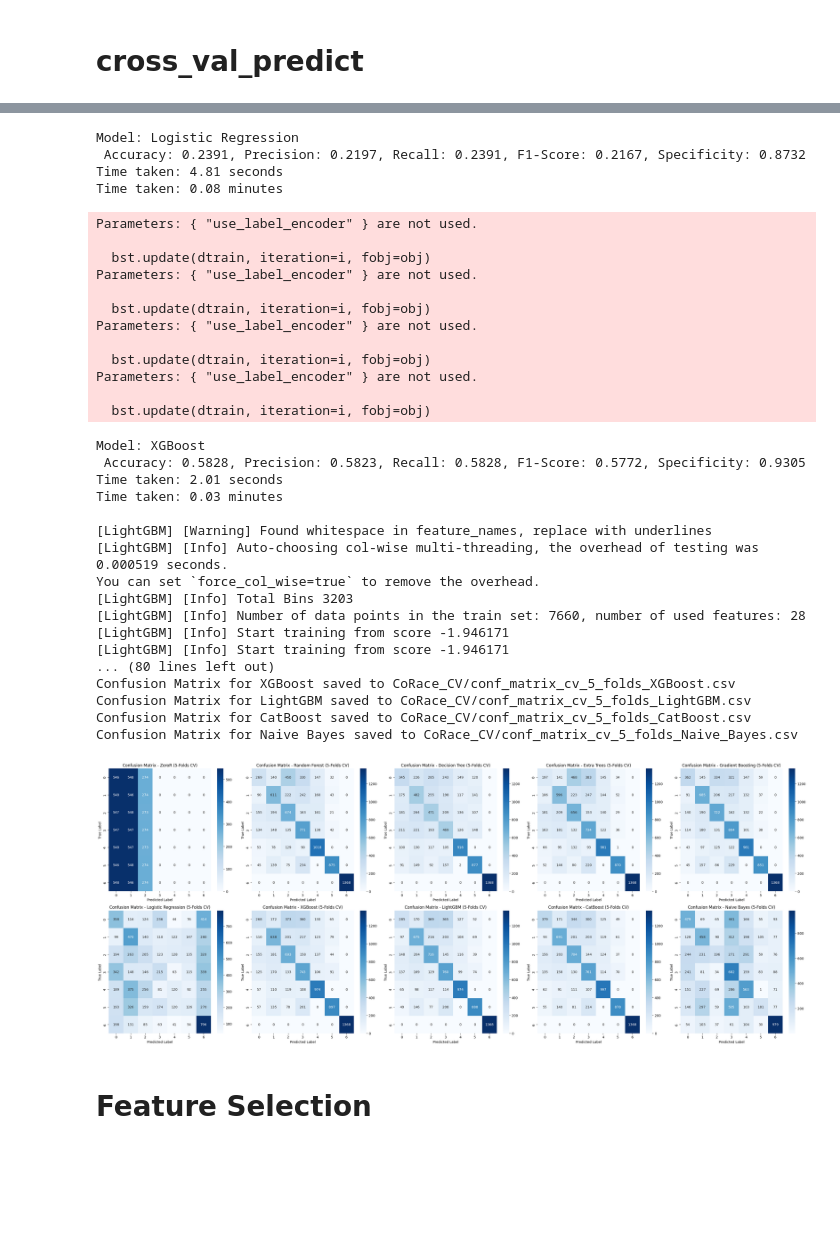
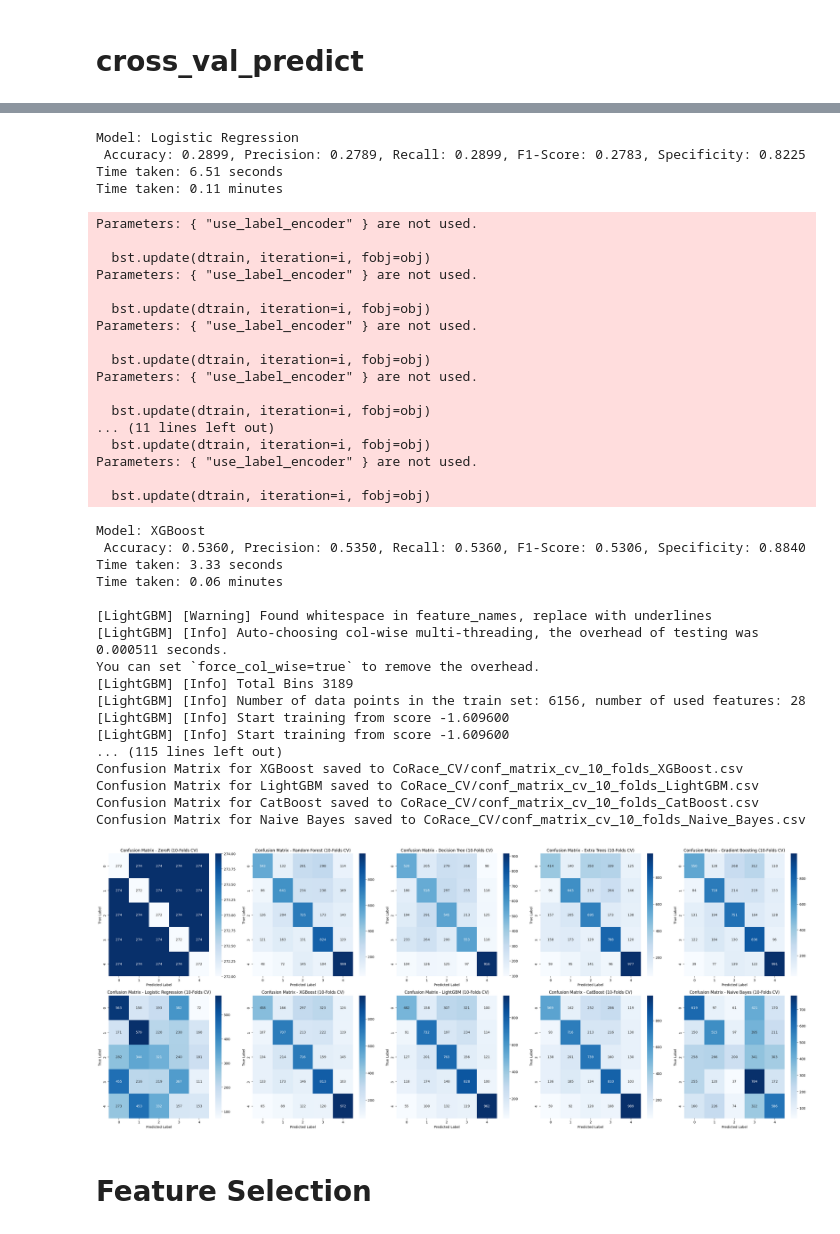
Before and after one commit to MatinMarjani/CIS890, a Jupyter notebook: Classification/CoRace_Classification.ipynb, the cells around one changed output, grey strips where cells are left out. Drawn from its saved outputs; the diff is of its cells as text; code cells hidden in the pictures; blank space fills up the shorter version.

```diff
--- a/Classification/CoRace_Classification.ipynb
+++ b/Classification/CoRace_Classification.ipynb
@@ -31,7 +31,7 @@ from sklearn.preprocessing import KBinsDiscretizer
 df = pd.read_csv('../Data/Cleaned_data_Inflation_Adjusted_.csv')
 print(df['CoRace'].value_counts())
 
-df = df[df['CoRace'] != 4]
+df = df[~df['CoRace'].isin([4, 8, 7])]
 min_count = df['CoRace'].value_counts().min()
 df = df.groupby('CoRace').sample(n=min_count, random_state=42)
 df = df.reset_index(drop=True)
@@ -204,7 +214,0 @@ Confusion Matrix for Naive Bayes saved to CoRace_SPLITS/conf_matrix_70_30_Naive_
-# %%
-from interpret.glassbox import ExplainableBoostingClassifier
-ebm = ExplainableBoostingClassifier(random_state=42)
-ebm.fit(X_train, y_train)
-from interpret import show
-ebm_global = ebm.explain_global()
-show(ebm_global)
@@ -236,7 +222,7 @@ X = df.drop(columns=["BoRace", "CoRace"])
 y = df["CoRace"]
 
 # folds_list = [5]
-num_folds = 5
+num_folds = 10
 
 models = {
     "ZeroR": DummyClassifier(strategy="most_frequent"),
@@ -260,6 +246,22 @@ def specificity_score(y_true, y_pred):
     fp = np.sum(cm, axis=0) - np.diag(cm)  # False Positives per class
     specificity_per_class = tn / (tn + fp)  # Compute specificity per class
     return np.mean(specificity_per_class)  # Return the average specificity
+
+def cross_val_predict_xgb(model, X, y, cv):
+    le = LabelEncoder()
+    y_encoded = le.fit_transform(y)
+    y_pred_all = np.zeros_like(y_encoded)
+
+    for train_idx, test_idx in cv.split(X, y_encoded):
+        X_train, X_test = X.iloc[train_idx], X.iloc[test_idx]
+        y_train, y_test = y_encoded[train_idx], y_encoded[test_idx]
+
+        model.fit(X_train, y_train)
+        y_pred_fold = model.predict(X_test)
+        y_pred_all[test_idx] = y_pred_fold
+
+    y_pred_final = le.inverse_transform(y_pred_all)
+    return y_pred_final
 
 # for num_folds in folds_list:
 print(f"\nPerforming {num_folds}-fold cross-validation\n")
@@ -310,11 +312,24 @@ fig, axes = plt.subplots(2, 5, figsize=(30, 12))
 axes = axes.ravel()
 
 for i, (name, cm) in enumerate(conf_matrices.items()):
+    cm_norm = cm.astype('float') / cm.sum(axis=1)[:, np.newaxis]
+    cm_norm = np.nan_to_num(cm_norm)
+
     sns.heatmap(cm, annot=True, fmt='d', cmap='Blues', ax=axes[i])
     axes[i].set_title(f'Confusion Matrix - {name} ({num_folds}-Folds CV)')
     axes[i].set_xlabel('Predicted Label')
     axes[i].set_ylabel('True Label')
 
+    plt.figure(figsize=(8, 6))
+    sns.heatmap(cm_norm, annot=True, fmt='.2f', cmap='Blues')
+    plt.title(f'Normalized Confusion Matrix - {name} ({num_folds}-Folds CV)')
+    plt.xlabel('Predicted Label')
+    plt.ylabel('True Label')
+    save_path = os.path.join(cv_results_dir, f"conf_matrix_{name.replace(' ', '_')}.png")
+    plt.tight_layout()
+    plt.savefig(save_path)
+    plt.close()
+
 plt.tight_layout()
 plt.show()
 # %% [output]
@@ -351,41 +366,46 @@ Please also refer to the documentation for alternative solver options:
   n_iter_i = _check_optimize_result(
 Parameters: { "use_label_encoder" } are not used.
 
   bst.update(dtrain, iteration=i, fobj=obj)
 Model: Logistic Regression
- Accuracy: 0.2391, Precision: 0.2197, Recall: 0.2391, F1-Score: 0.2167, Specificity: 0.8732
-Time taken: 4.81 seconds
-Time taken: 0.08 minutes
+ Accuracy: 0.2899, Precision: 0.2789, Recall: 0.2899, F1-Score: 0.2783, Specificity: 0.8225
+Time taken: 6.51 seconds
+Time taken: 0.11 minutes
 Parameters: { "use_label_encoder" } are not used.
 
   bst.update(dtrain, iteration=i, fobj=obj)
 Parameters: { "use_label_encoder" } are not used.
 
   bst.update(dtrain, iteration=i, fobj=obj)
 Parameters: { "use_label_encoder" } are not used.
 
   bst.update(dtrain, iteration=i, fobj=obj)
 Parameters: { "use_label_encoder" } are not used.
 
   bst.update(dtrain, iteration=i, fobj=obj)
+... (11 lines left out)
+  bst.update(dtrain, iteration=i, fobj=obj)
+Parameters: { "use_label_encoder" } are not used.
+
+  bst.update(dtrain, iteration=i, fobj=obj)
 Model: XGBoost
- Accuracy: 0.5828, Precision: 0.5823, Recall: 0.5828, F1-Score: 0.5772, Specificity: 0.9305
-Time taken: 2.01 seconds
-Time taken: 0.03 minutes
+ Accuracy: 0.5360, Precision: 0.5350, Recall: 0.5360, F1-Score: 0.5306, Specificity: 0.8840
+Time taken: 3.33 seconds
+Time taken: 0.06 minutes
 
 [LightGBM] [Warning] Found whitespace in feature_names, replace with underlines
-[LightGBM] [Info] Auto-choosing col-wise multi-threading, the overhead of testing was 0.000519 seconds.
+[LightGBM] [Info] Auto-choosing col-wise multi-threading, the overhead of testing was 0.000511 seconds.
 You can set `force_col_wise=true` to remove the overhead.
-[LightGBM] [Info] Total Bins 3203
-[LightGBM] [Info] Number of data points in the train set: 7660, number of used features: 28
-[LightGBM] [Info] Start training from score -1.946171
-[LightGBM] [Info] Start training from score -1.946171
-... (80 lines left out)
-Confusion Matrix for XGBoost saved to CoRace_CV/conf_matrix_cv_5_folds_XGBoost.csv
-Confusion Matrix for LightGBM saved to CoRace_CV/conf_matrix_cv_5_folds_LightGBM.csv
-Confusion Matrix for CatBoost saved to CoRace_CV/conf_matrix_cv_5_folds_CatBoost.csv
-Confusion Matrix for Naive Bayes saved to CoRace_CV/conf_matrix_cv_5_folds_Naive_Bayes.csv
+[LightGBM] [Info] Total Bins 3189
+[LightGBM] [Info] Number of data points in the train set: 6156, number of used features: 28
+[LightGBM] [Info] Start training from score -1.609600
+[LightGBM] [Info] Start training from score -1.609600
+... (115 lines left out)
+Confusion Matrix for XGBoost saved to CoRace_CV/conf_matrix_cv_10_folds_XGBoost.csv
+Confusion Matrix for LightGBM saved to CoRace_CV/conf_matrix_cv_10_folds_LightGBM.csv
+Confusion Matrix for CatBoost saved to CoRace_CV/conf_matrix_cv_10_folds_CatBoost.csv
+Confusion Matrix for Naive Bayes saved to CoRace_CV/conf_matrix_cv_10_folds_Naive_Bayes.csv
-[figure, old version]
+[figure, new version]
 # %% [markdown]
 # Feature Selection
 # %%
```
Also changed, not shown: parts of 5 cells of this notebook, 3 other files.
